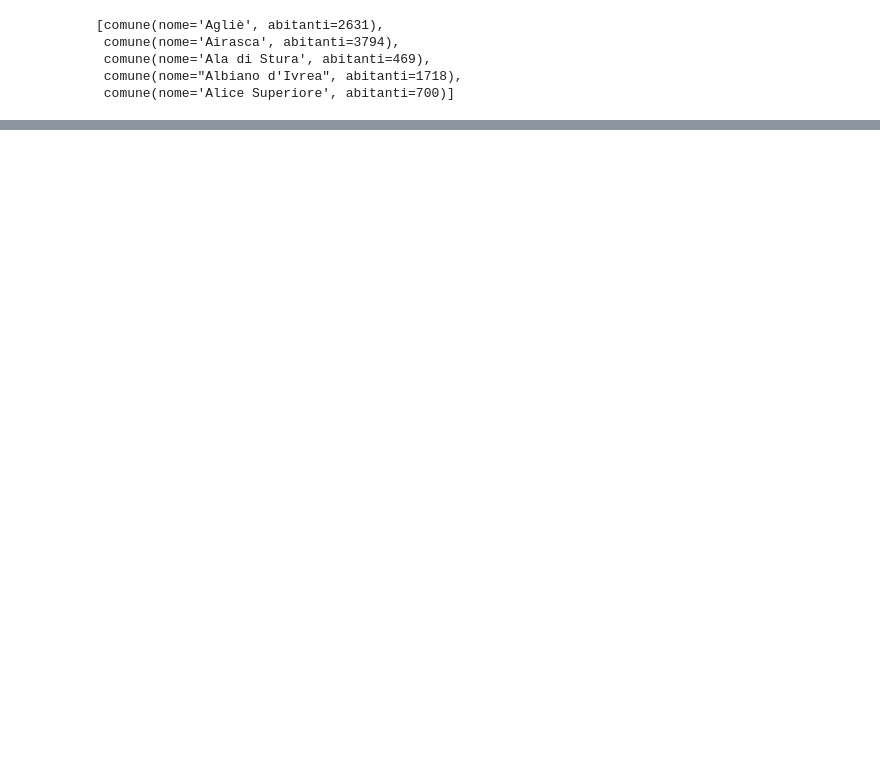
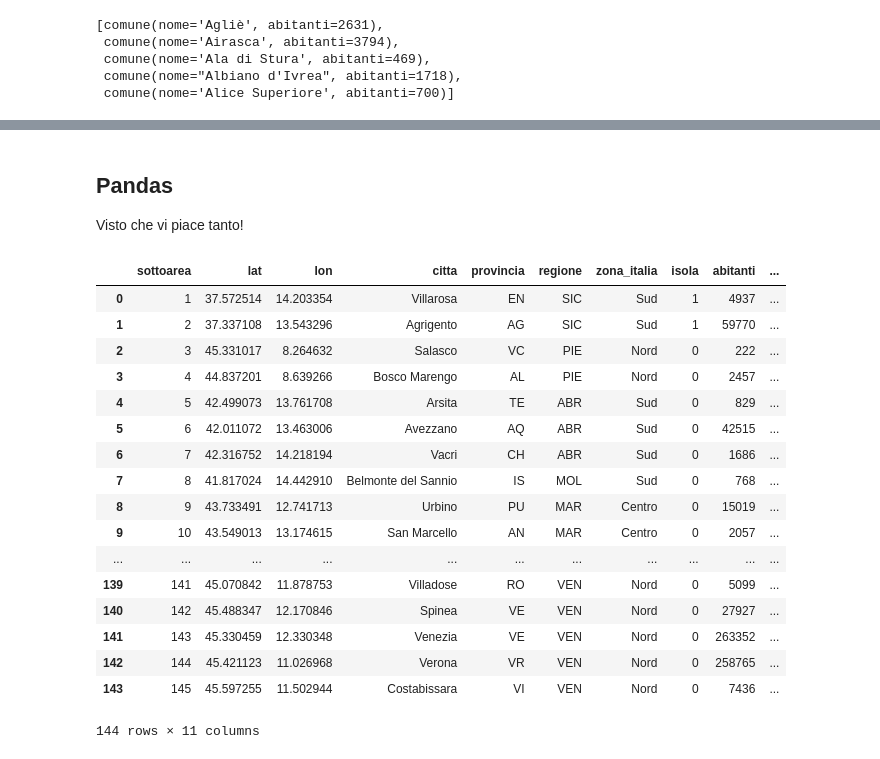
Before and after one commit to riccamastellone/BIP, a Jupyter notebook: Coordinates.ipynb, the cells around one changed output, grey strips where cells are left out. Drawn from its saved outputs; the diff is of its cells as text; code cells hidden in the pictures; blank space fills up the shorter version.

```diff
--- a/Coordinates.ipynb
+++ b/Coordinates.ipynb
@@ -169,7 +169,7 @@ def geocode_coordinates(x):
         provincia = provincia.strip(),
         regione = regione.strip(),
         zona_italia = map_regione(regione.strip()),
-        isola = 1 if (regione == 'SIC' or regione == 'SAR') else 0,
+        isola = 1 if (regione.strip() == 'SIC' or regione.strip() == 'SAR') else 0,
         abitanti = '',
         min_distanza = x.min_distanza,
         densita = x.densita
@@ -212,9 +212,31 @@ rddComuni.take(5)
  comune(nome='Alice Superiore', abitanti=700)]
 # %%
 comuni_list = rddComuni.collect()
+
+# Map table per correggere alcuni nomi
+eccezioni_comuni = {
+    "Sant'Agata li Battiati" : "Sant'Agata li Batti",
+    "Villanders - Villandro" : "Villandro",
+    "San Nicola da Crissa" : "San Nicola da Criss",
+    "San Mango sul Calore" : "San Mango sul Calor",
+    "Castiglione Chiavarese" : "Castiglione Chiavar",
+    "San Martino in Strada" : "San Martino in Stra",
+    "San Giorgio delle Pertiche" : "San Giorgio delle P",
+    "Pinzano al Tagliamento" : "Pinzano al Tagliame",
+    "Alà/Alà dei Sardi" : "Alà dei Sardi",
+    "Meana/Meana Sardo" : "Meana Sardo",
+    "Prammas/Palmas Arborea" : "Palmas Arborea",
+    "Deximumannu/Decimomannu" : "Decimomannu",
+
+    # Approssimazioni
+    "Comunità Montana della Valle Brembana" : "Val Brembilla",
+    "Comunità montana della valle Trompia" : "Lodrino"
+}
+
 def map_popolazione(row):
-    f = list(filter(lambda x: x.nome == row.citta, comuni_list))[0]
-    #abitanti = -1 if len(f) == 0 else f[0].abitanti
+    nome_corretto = eccezioni_comuni[row.citta] if row.citta in eccezioni_comuni else row.citta
+    f = list(filter(lambda x: x.nome == nome_corretto, comuni_list))
+    abitanti = -1 if len(f) == 0 else f[0][1]
     return coordinates(
         sottoarea = row.sottoarea,
         lat = row.lat,
@@ -226,7 +248,7 @@ def map_popolazione(row):
         isola = row.isola,
         min_distanza = row.min_distanza,
         densita = row.densita,
-        abitanti = f[1]
+        abitanti = abitanti
         )
 rddCoordinates = rddCoordinates.map(lambda x: map_popolazione(x))
 # %%
@@ -237,3 +259,7 @@ rddCoordinates.take(5)
  coordinates(sottoarea=3, lat=45.331017128571396, lon=8.264631871428566, citta='Salasco', provincia='VC', regione='PIE', zona_italia='Nord', isola=0, abitanti=222, min_distanza=39613, densita=0),
  coordinates(sottoarea=4, lat=44.83720054450263, lon=8.639266298429321, citta='Bosco Marengo', provincia='AL', regione='PIE', zona_italia='Nord', isola=0, abitanti=2457, min_distanza=35411, densita=0) ...
  coordinates(sottoarea=5, lat=42.49907295757578, lon=13.76170830909092, citta='Arsita', provincia='TE', regione='ABR', zona_italia='Sud', isola=0, abitanti=829, min_distanza=42687, densita=0)]
+# %% [markdown]
+Pandas
+---
+Visto che vi piace tanto!
@@ -239,0 +268,25 @@ rddCoordinates.take(5)
+# %%
+collected_rdd = rddCoordinates.collect()
+# %%
+df = pd.DataFrame.from_records(collected_rdd,columns = coordinates._fields)
+# %%
+df
+# %% [output]
+|  | sottoarea | lat | lon | citta | provincia | regione | zona_italia | isola | abitanti | ... |
+| 0 | 1 | 37.572514 | 14.203354 | Villarosa | EN | SIC | Sud | 1 | 4937 | ... |
+| 1 | 2 | 37.337108 | 13.543296 | Agrigento | AG | SIC | Sud | 1 | 59770 | ... |
+| 2 | 3 | 45.331017 | 8.264632 | Salasco | VC | PIE | Nord | 0 | 222 | ... |
+| 3 | 4 | 44.837201 | 8.639266 | Bosco Marengo | AL | PIE | Nord | 0 | 2457 | ... |
+| 4 | 5 | 42.499073 | 13.761708 | Arsita | TE | ABR | Sud | 0 | 829 | ... |
+| 5 | 6 | 42.011072 | 13.463006 | Avezzano | AQ | ABR | Sud | 0 | 42515 | ... |
+| 6 | 7 | 42.316752 | 14.218194 | Vacri | CH | ABR | Sud | 0 | 1686 | ... |
+| 7 | 8 | 41.817024 | 14.442910 | Belmonte del Sannio | IS | MOL | Sud | 0 | 768 | ... |
+| 8 | 9 | 43.733491 | 12.741713 | Urbino | PU | MAR | Centro | 0 | 15019 | ... |
+| 9 | 10 | 43.549013 | 13.174615 | San Marcello | AN | MAR | Centro | 0 | 2057 | ... |
+| ... | ... | ... | ... | ... | ... | ... | ... | ... | ... | ... |
+| 139 | 141 | 45.070842 | 11.878753 | Villadose | RO | VEN | Nord | 0 | 5099 | ... |
+| 140 | 142 | 45.488347 | 12.170846 | Spinea | VE | VEN | Nord | 0 | 27927 | ... |
+| 141 | 143 | 45.330459 | 12.330348 | Venezia | VE | VEN | Nord | 0 | 263352 | ... |
+| 142 | 144 | 45.421123 | 11.026968 | Verona | VR | VEN | Nord | 0 | 258765 | ... |
+| 143 | 145 | 45.597255 | 11.502944 | Costabissara | VI | VEN | Nord | 0 | 7436 | ... |
+144 rows × 11 columns
```
Also changed, not shown: parts of 5 cells of this notebook, 1 other file.
